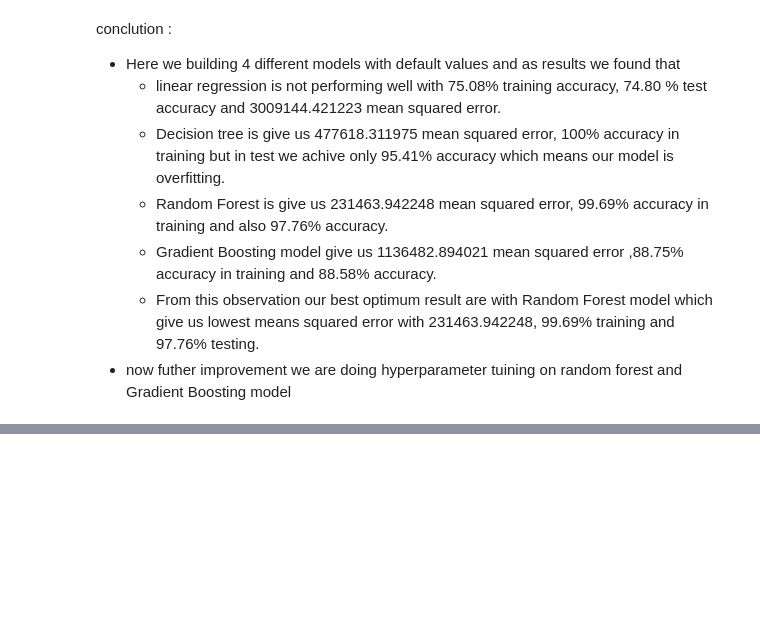
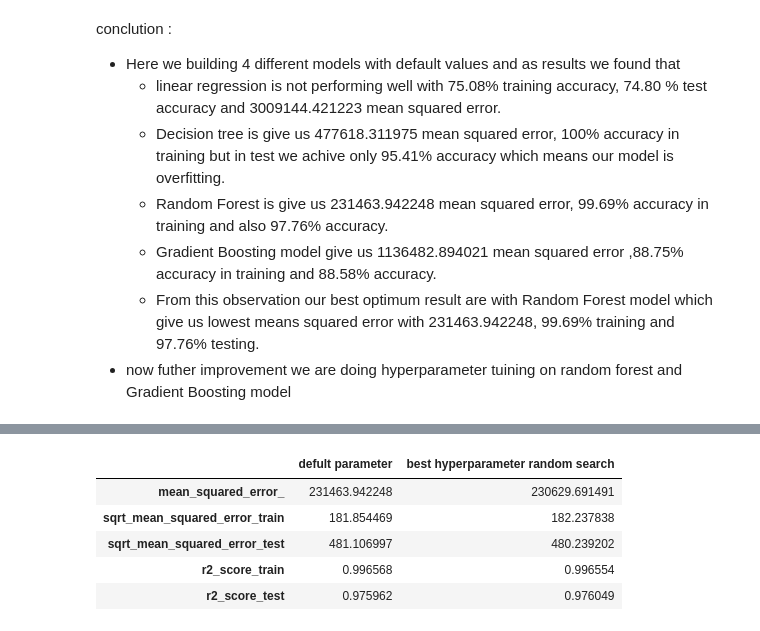
Before and after one commit to hitenmewada/Capstone-2-Rossmann-stores-sales-prediction, a Jupyter notebook: Rossmann_Sales_Prediction_Capstone_Project_2.ipynb, the cells around one changed output, grey strips where cells are left out. Cells and saved outputs as stored; diff of their text form; code cells hidden in the pictures; blank space fills up the shorter version.

```diff
--- a/Rossmann_Sales_Prediction_Capstone_Project_2.ipynb
+++ b/Rossmann_Sales_Prediction_Capstone_Project_2.ipynb
@@ -575,0 +798,13 @@ conclution :
+# %%
+# comparing both the results of random forest
+best_parameter_random_forest = pd.DataFrame(zip(df_result.iloc[4:,2],hyperparameter_results.iloc[1:,1]),index=hyperparameter_results.index[1:])
+# %%
+best_parameter_random_forest.columns = 'defult parameter','best hyperparameter random search'
+best_parameter_random_forest
+# %% [output]
+|  | defult parameter | best hyperparameter random search |
+| mean_squared_error_ | 231463.942248 | 230629.691491 |
+| sqrt_mean_squared_error_train | 181.854469 | 182.237838 |
+| sqrt_mean_squared_error_test | 481.106997 | 480.239202 |
+| r2_score_train | 0.996568 | 0.996554 |
+| r2_score_test | 0.975962 | 0.976049 |
```
Also changed, not shown: parts of 49 cells of this notebook.
